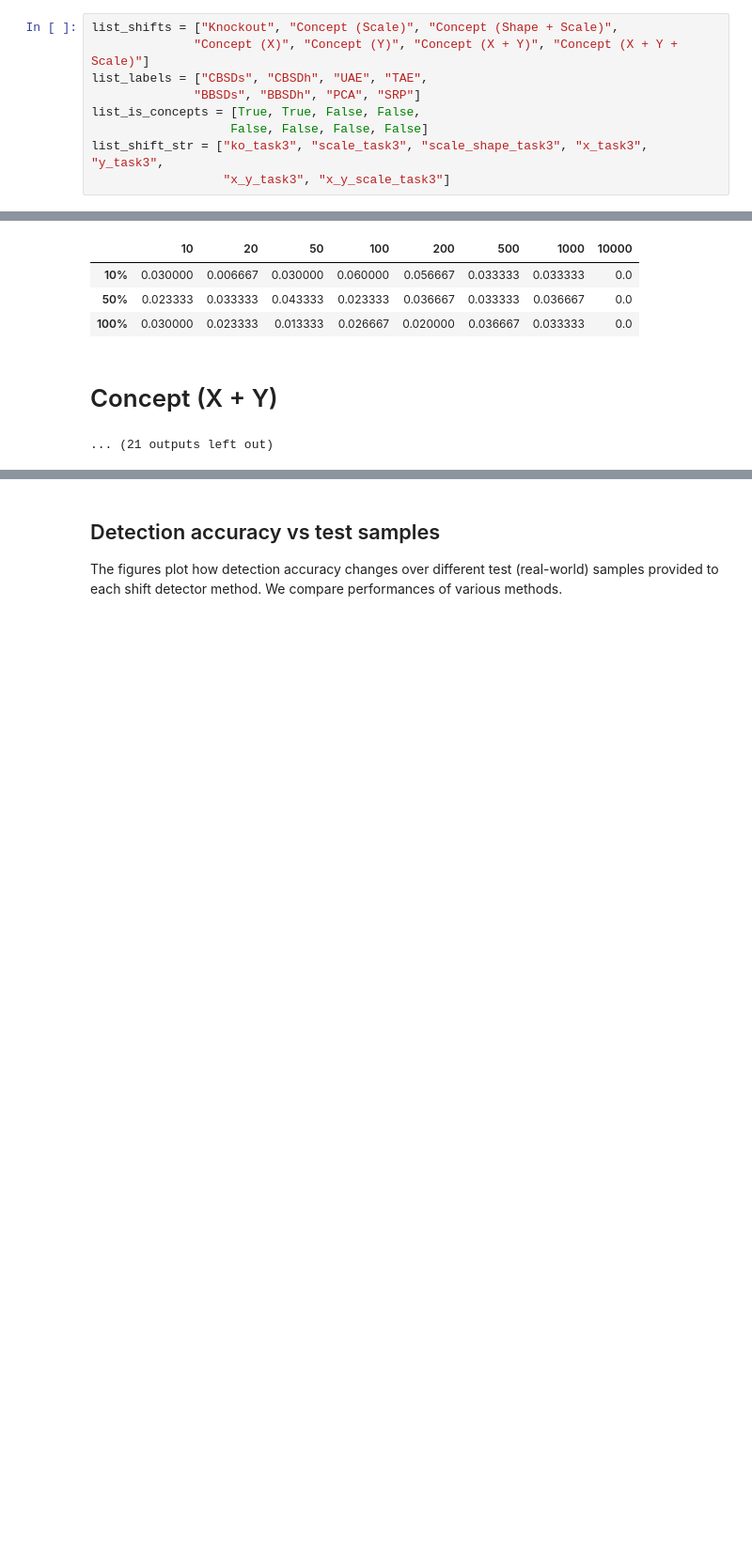
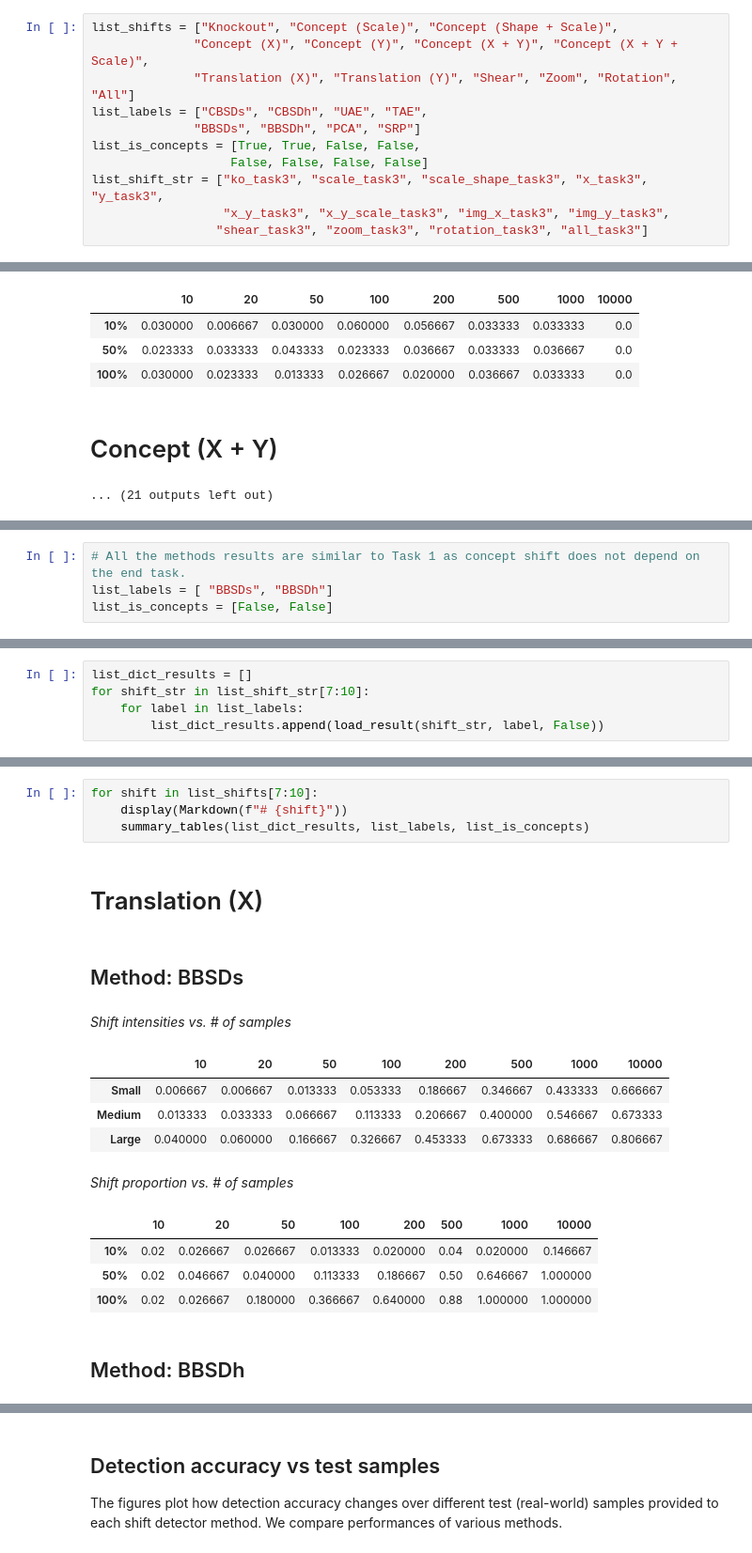
Before and after one commit to maleakhiw/explaining-dataset-shifts, a Jupyter notebook: experiments/dSprites/label_classifier_results_task3.ipynb, the cells around one changed output, grey strips where cells are left out. Shown at 94% size. Drawn from its saved outputs; the diff is of its cells as text; blank space fills up the shorter version.

```diff
--- a/experiments/dSprites/label_classifier_results_task3.ipynb
+++ b/experiments/dSprites/label_classifier_results_task3.ipynb
@@ -19,13 +19,15 @@
 The tables depict detection accuracy for different sample number against varying shift intensities and shift proportions.
 # %%
 list_shifts = ["Knockout", "Concept (Scale)", "Concept (Shape + Scale)",
-              "Concept (X)", "Concept (Y)", "Concept (X + Y)", "Concept (X + Y + Scale)"]
+              "Concept (X)", "Concept (Y)", "Concept (X + Y)", "Concept (X + Y + Scale)",
+              "Translation (X)", "Translation (Y)", "Shear", "Zoom", "Rotation", "All"]
 list_labels = ["CBSDs", "CBSDh", "UAE", "TAE",
               "BBSDs", "BBSDh", "PCA", "SRP"]
 list_is_concepts = [True, True, False, False,
                    False, False, False, False]
 list_shift_str = ["ko_task3", "scale_task3", "scale_shape_task3", "x_task3", "y_task3",
-                  "x_y_task3", "x_y_scale_task3"]
+                  "x_y_task3", "x_y_scale_task3", "img_x_task3", "img_y_task3",
+                 "shear_task3", "zoom_task3", "rotation_task3", "all_task3"]
 # %% [markdown]
 ### Knockout shift
 # %%
@@ -172,0 +177,4 @@ for shift in list_shifts[4:7]:
+# %%
+# All the methods results are similar to Task 1 as concept shift does not depend on the end task.
+list_labels = [ "BBSDs", "BBSDh"]
+list_is_concepts = [False, False]
@@ -172,0 +185,5 @@ for shift in list_shifts[4:7]:
+# %%
+list_dict_results = []
+for shift_str in list_shift_str[7:10]:
+    for label in list_labels:
+        list_dict_results.append(load_result(shift_str, label, False))
@@ -172,0 +197,18 @@ for shift in list_shifts[4:7]:
+# %%
+for shift in list_shifts[7:10]:
+    display(Markdown(f"# {shift}"))
+    summary_tables(list_dict_results, list_labels, list_is_concepts)
+# %% [output]
+# Translation (X)
+## Method: BBSDs
+*Shift intensities vs. # of samples*
+|  | 10 | 20 | 50 | 100 | 200 | 500 | 1000 | 10000 |
+| Small | 0.006667 | 0.006667 | 0.013333 | 0.053333 | 0.186667 | 0.346667 | 0.433333 | 0.666667 |
+| Medium | 0.013333 | 0.033333 | 0.066667 | 0.113333 | 0.206667 | 0.400000 | 0.546667 | 0.673333 |
+| Large | 0.040000 | 0.060000 | 0.166667 | 0.326667 | 0.453333 | 0.673333 | 0.686667 | 0.806667 |
+*Shift proportion vs. # of samples*
+|  | 10 | 20 | 50 | 100 | 200 | 500 | 1000 | 10000 |
+| 10% | 0.02 | 0.026667 | 0.026667 | 0.013333 | 0.020000 | 0.04 | 0.020000 | 0.146667 |
+| 50% | 0.02 | 0.046667 | 0.040000 | 0.113333 | 0.186667 | 0.50 | 0.646667 | 1.000000 |
+| 100% | 0.02 | 0.026667 | 0.180000 | 0.366667 | 0.640000 | 0.88 | 1.000000 | 1.000000 |
+## Method: BBSDh
```
Also changed, not shown: parts of 17 cells of this notebook.
